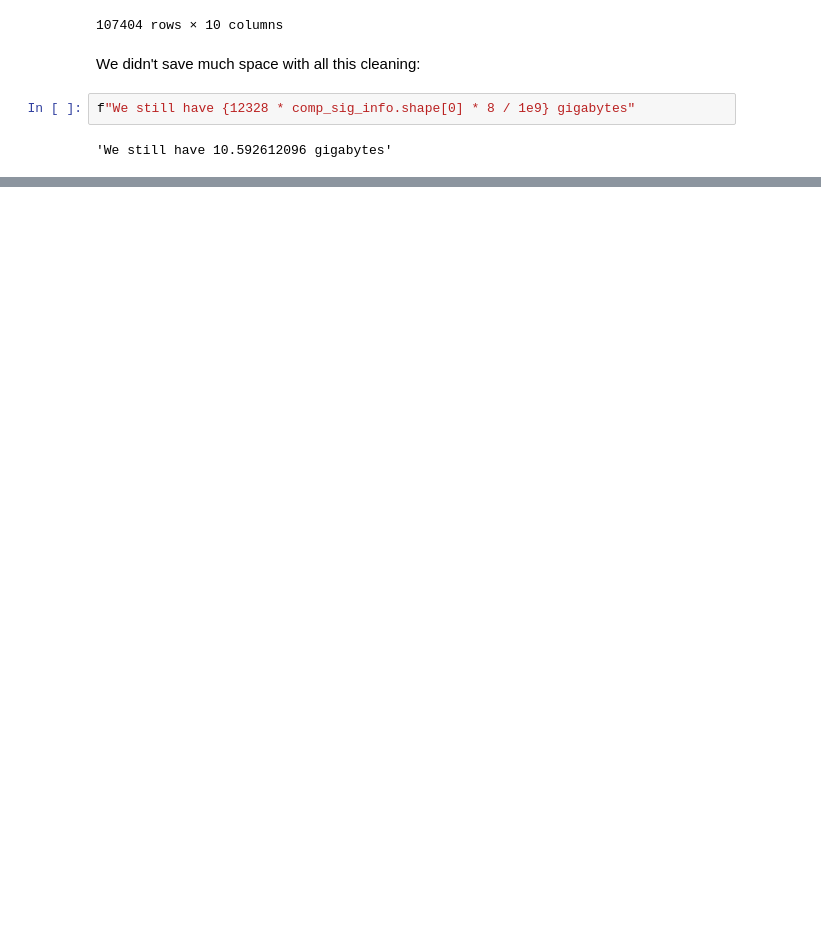
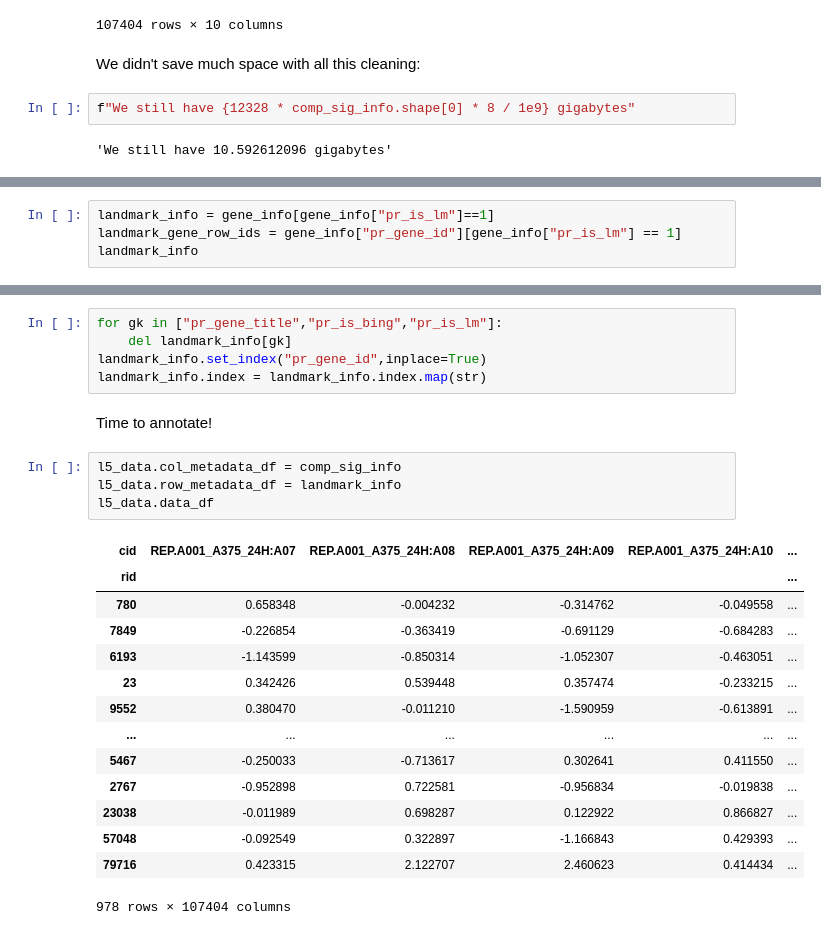
Before and after one commit to laurahsisson/Perturbations, a Jupyter notebook: dataset.ipynb, the cells around one changed output, grey strips where cells are left out. Drawn from its saved outputs; the diff is of its cells as text; blank space fills up the shorter version.

```diff
--- a/dataset.ipynb
+++ b/dataset.ipynb
@@ -129,0 +191,4 @@ But we can include only the data on landmark genes. Or we can include only the d
+# %%
+landmark_info = gene_info[gene_info["pr_is_lm"]==1]
+landmark_gene_row_ids = gene_info["pr_gene_id"][gene_info["pr_is_lm"] == 1]
+landmark_info
@@ -129,0 +247,26 @@ But we can include only the data on landmark genes. Or we can include only the d
+# %%
+for gk in ["pr_gene_title","pr_is_bing","pr_is_lm"]:
+    del landmark_info[gk]
+landmark_info.set_index("pr_gene_id",inplace=True)
+landmark_info.index = landmark_info.index.map(str)
+# %% [markdown]
+Time to annotate!
+# %%
+l5_data.col_metadata_df = comp_sig_info
+l5_data.row_metadata_df = landmark_info
+l5_data.data_df
+# %% [output]
+| cid | REP.A001_A375_24H:A07 | REP.A001_A375_24H:A08 | REP.A001_A375_24H:A09 | REP.A001_A375_24H:A10 | ... |
+| rid |  |  |  |  | ... |
+| 780 | 0.658348 | -0.004232 | -0.314762 | -0.049558 | ... |
+| 7849 | -0.226854 | -0.363419 | -0.691129 | -0.684283 | ... |
+| 6193 | -1.143599 | -0.850314 | -1.052307 | -0.463051 | ... |
+| 23 | 0.342426 | 0.539448 | 0.357474 | -0.233215 | ... |
+| 9552 | 0.380470 | -0.011210 | -1.590959 | -0.613891 | ... |
+| ... | ... | ... | ... | ... | ... |
+| 5467 | -0.250033 | -0.713617 | 0.302641 | 0.411550 | ... |
+| 2767 | -0.952898 | 0.722581 | -0.956834 | -0.019838 | ... |
+| 23038 | -0.011989 | 0.698287 | 0.122922 | 0.866827 | ... |
+| 57048 | -0.092549 | 0.322897 | -1.166843 | 0.429393 | ... |
+| 79716 | 0.423315 | 2.122707 | 2.460623 | 0.414434 | ... |
+978 rows × 107404 columns
```
Also changed, not shown: parts of 19 cells of this notebook, 3 other files.
